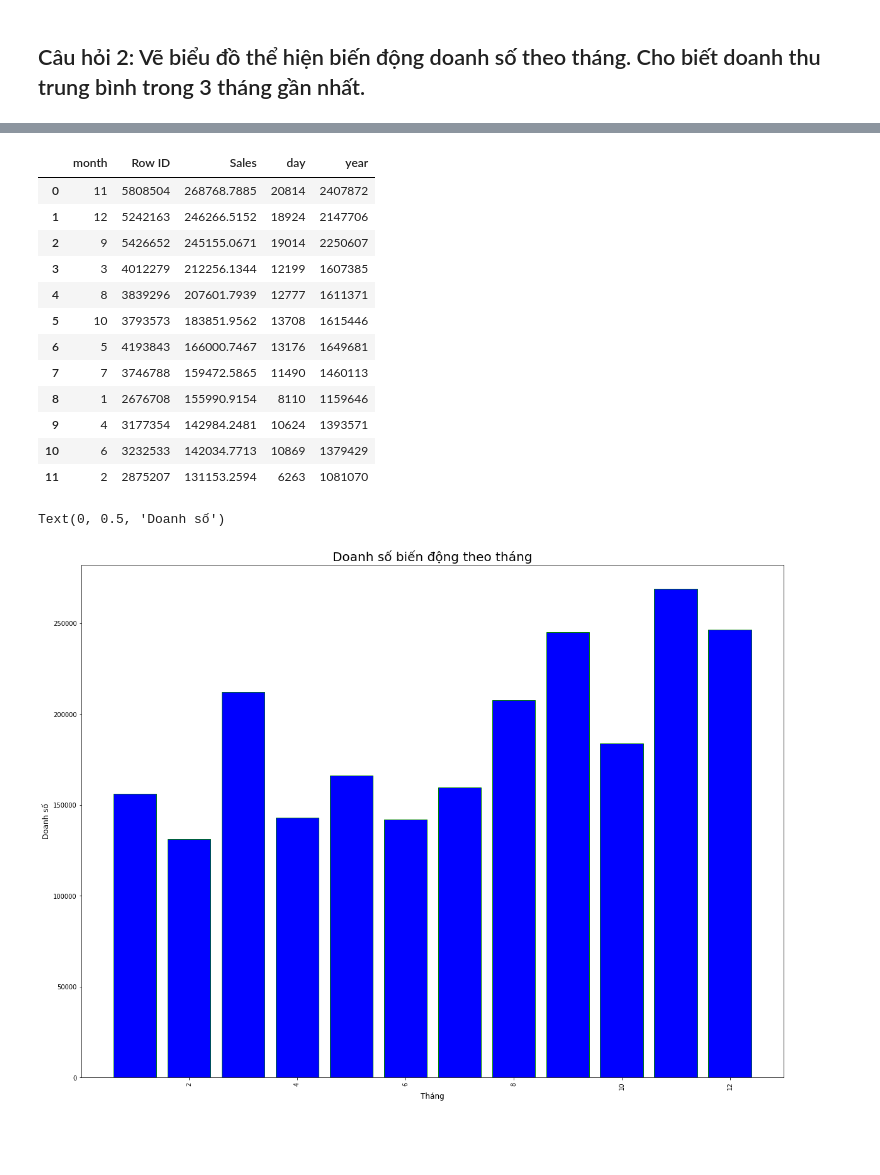
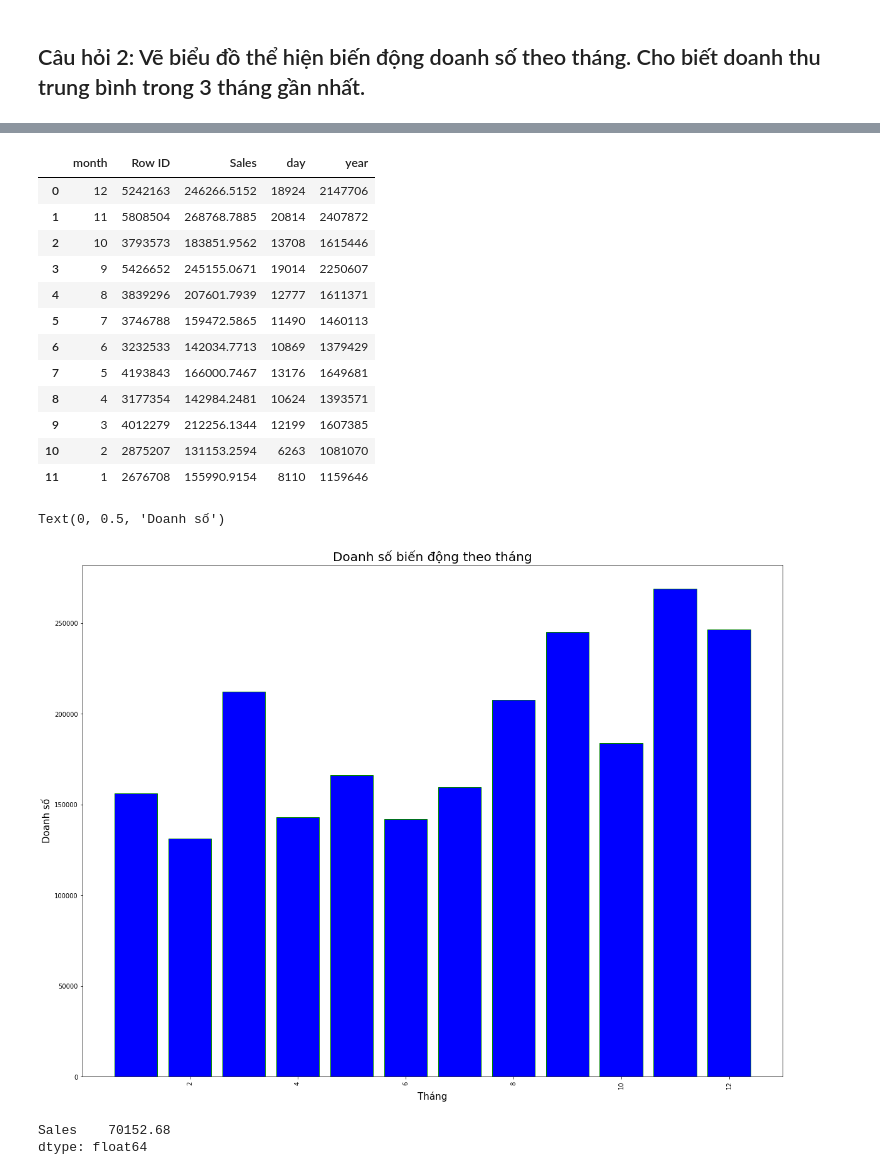
Before and after one commit to ngotancuong/mse.python, a Jupyter notebook: Baitap04.ipynb, the cells around one changed output, grey strips where cells are left out. Cells and saved outputs as stored; diff of their text form; code cells hidden in the pictures; blank space fills up the shorter version.

```diff
--- a/Baitap04.ipynb
+++ b/Baitap04.ipynb
@@ -112,28 +98,38 @@ Name: month, Length: 9800, dtype: int64
 # %%
-totalsalesofmonth = sell_prices_df.groupby(['month']).sum().sort_values("Sales",ascending=False)
+# Tính tổng doanh số theo tháng
+totalsalesofmonth = sell_prices_df.groupby(['month']).sum().sort_values("month",ascending=False)
 totalsalesofmonth.reset_index(inplace=True)
 totalsalesofmonth
 # %% [output]
 |  | month | Row ID | Sales | day | year |
-| 0 | 11 | 5808504 | 268768.7885 | 20814 | 2407872 |
-| 1 | 12 | 5242163 | 246266.5152 | 18924 | 2147706 |
-| 2 | 9 | 5426652 | 245155.0671 | 19014 | 2250607 |
-| 3 | 3 | 4012279 | 212256.1344 | 12199 | 1607385 |
+| 0 | 12 | 5242163 | 246266.5152 | 18924 | 2147706 |
+| 1 | 11 | 5808504 | 268768.7885 | 20814 | 2407872 |
+| 2 | 10 | 3793573 | 183851.9562 | 13708 | 1615446 |
+| 3 | 9 | 5426652 | 245155.0671 | 19014 | 2250607 |
 | 4 | 8 | 3839296 | 207601.7939 | 12777 | 1611371 |
-| 5 | 10 | 3793573 | 183851.9562 | 13708 | 1615446 |
-| 6 | 5 | 4193843 | 166000.7467 | 13176 | 1649681 |
-| 7 | 7 | 3746788 | 159472.5865 | 11490 | 1460113 |
-| 8 | 1 | 2676708 | 155990.9154 | 8110 | 1159646 |
-| 9 | 4 | 3177354 | 142984.2481 | 10624 | 1393571 |
-| 10 | 6 | 3232533 | 142034.7713 | 10869 | 1379429 |
-| 11 | 2 | 2875207 | 131153.2594 | 6263 | 1081070 |
+| 5 | 7 | 3746788 | 159472.5865 | 11490 | 1460113 |
+| 6 | 6 | 3232533 | 142034.7713 | 10869 | 1379429 |
+| 7 | 5 | 4193843 | 166000.7467 | 13176 | 1649681 |
+| 8 | 4 | 3177354 | 142984.2481 | 10624 | 1393571 |
+| 9 | 3 | 4012279 | 212256.1344 | 12199 | 1607385 |
+| 10 | 2 | 2875207 | 131153.2594 | 6263 | 1081070 |
+| 11 | 1 | 2676708 | 155990.9154 | 8110 | 1159646 |
 # %%
+# Biểu đồ thể hiện biến động doanh số theo tháng
 plt.figure(figsize=(20,15))
 plt.bar(totalsalesofmonth['month'],totalsalesofmonth['Sales'],color='blue',edgecolor='green')
 plt.xticks(rotation='vertical')
 plt.title('Doanh số biến động theo tháng', fontsize=20)
-plt.xlabel('Tháng',fontsize=12)
-plt.ylabel('Doanh số',fontsize=12)
+plt.xlabel('Tháng',fontsize=15)
+plt.ylabel('Doanh số',fontsize=15)
 # %% [output]
 Text(0, 0.5, 'Doanh số')
-[figure, old version]
+[figure, new version]
+# %%
+# Lấy ra doanh số 3 tháng cuối năm 2018
+total_sell_prices_3months_df=sell_prices_df[sell_prices_df['year']==2018].loc[:,['month','Sales']].groupby(['month']).sum().sort_values("month",ascending=False).head(3)
+# Doanh số trung bình 3 tháng 10,11,12 năm 2018
+total_sell_prices_3months_df.mean(axis=0).round(2)
+# %% [output]
+Sales    70152.68
+dtype: float64
```
Also changed, not shown: parts of 2 cells of this notebook.
